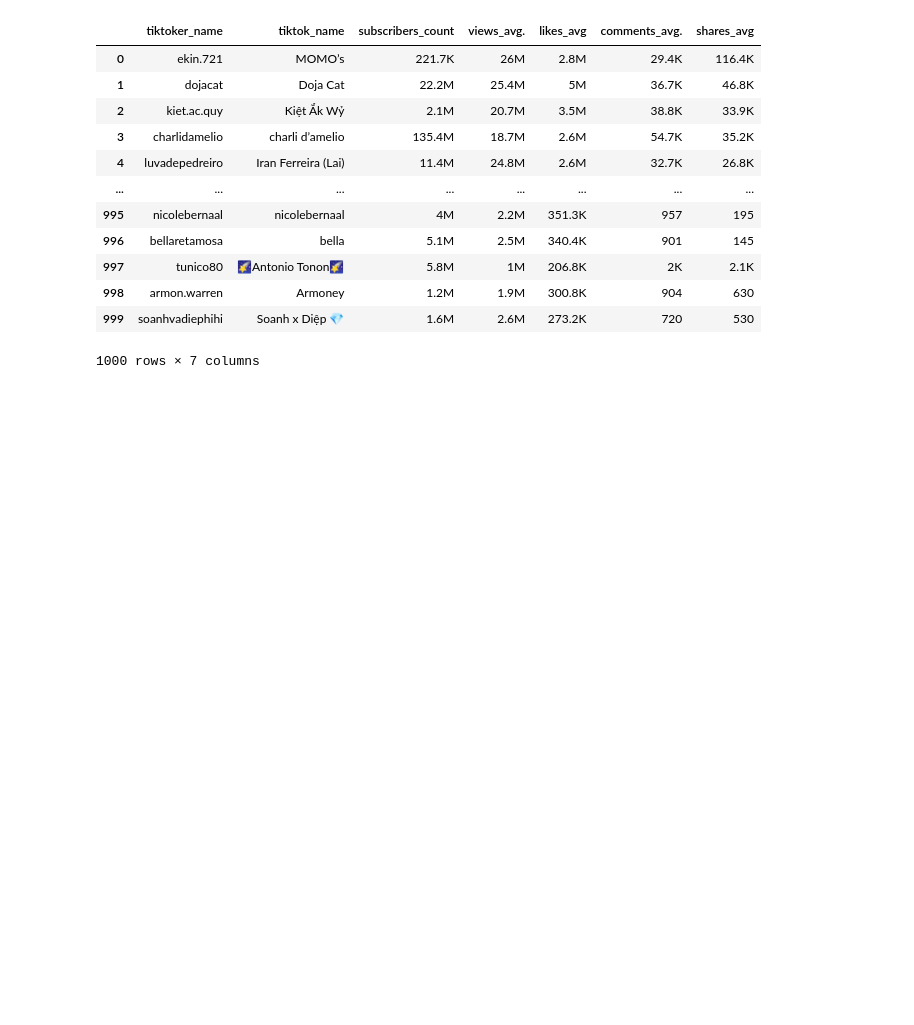
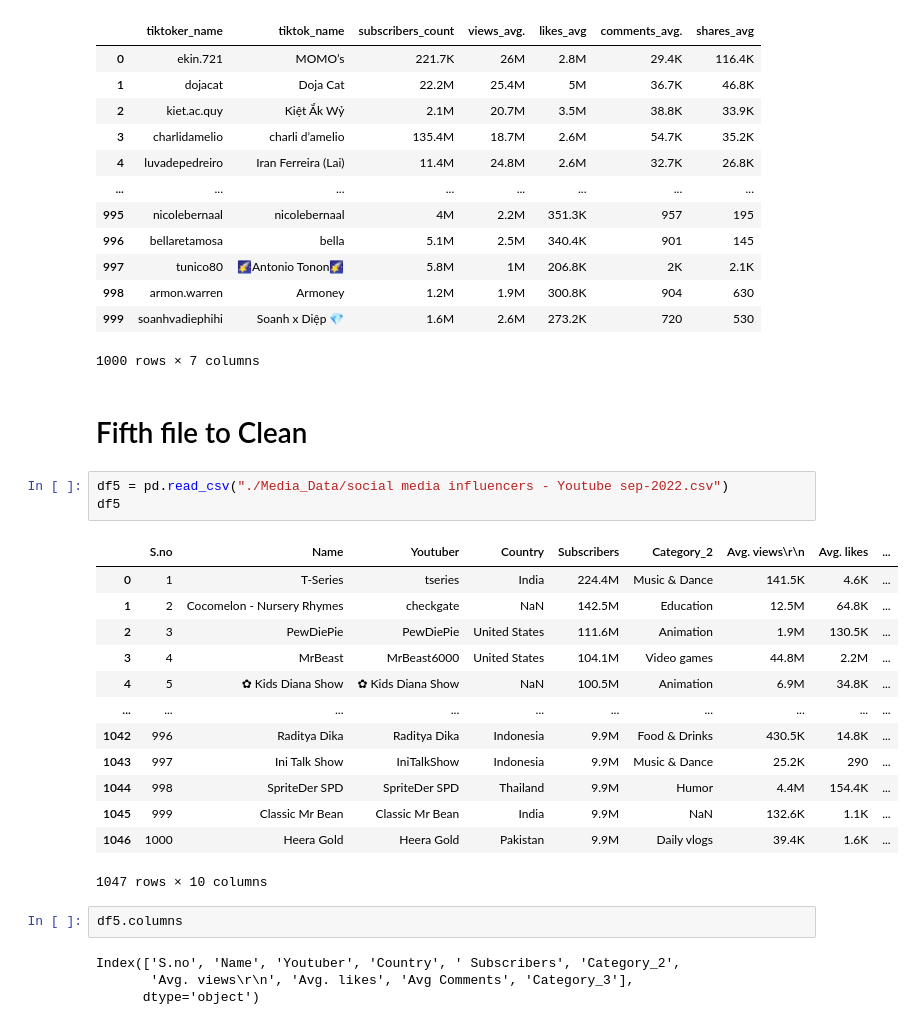
Before and after one commit to AlexOrtiz5/Social_Media, a Jupyter notebook: Clean_Media_Data.ipynb, the cells around one changed output. Cells and saved outputs as stored; diff of their text form; blank space fills up the shorter version.

Commit message:
Clean 5 more files

```diff
--- a/Clean_Media_Data.ipynb
+++ b/Clean_Media_Data.ipynb
@@ -265,3 +265,28 @@ df4
 | 998 | armon.warren | Armoney | 1.2M | 1.9M | 300.8K | 904 | 630 |
 | 999 | soanhvadiephihi | Soanh x Diệp 💎 | 1.6M | 2.6M | 273.2K | 720 | 530 |
 1000 rows × 7 columns
+# %% [markdown]
+# Fifth file to Clean
+# %%
+df5 = pd.read_csv("./Media_Data/social media influencers - Youtube sep-2022.csv")
+df5
+# %% [output]
+|  | S.no | Name | Youtuber | Country | Subscribers | Category_2 | Avg. views\r\n | Avg. likes | ... |
+| 0 | 1 | T-Series | tseries | India | 224.4M | Music & Dance | 141.5K | 4.6K | ... |
+| 1 | 2 | Cocomelon - Nursery Rhymes | checkgate | NaN | 142.5M | Education | 12.5M | 64.8K | ... |
+| 2 | 3 | PewDiePie | PewDiePie | United States | 111.6M | Animation | 1.9M | 130.5K | ... |
+| 3 | 4 | MrBeast | MrBeast6000 | United States | 104.1M | Video games | 44.8M | 2.2M | ... |
+| 4 | 5 | ✿ Kids Diana Show | ✿ Kids Diana Show | NaN | 100.5M | Animation | 6.9M | 34.8K | ... |
+| ... | ... | ... | ... | ... | ... | ... | ... | ... | ... |
+| 1042 | 996 | Raditya Dika | Raditya Dika | Indonesia | 9.9M | Food & Drinks | 430.5K | 14.8K | ... |
+| 1043 | 997 | Ini Talk Show | IniTalkShow | Indonesia | 9.9M | Music & Dance | 25.2K | 290 | ... |
+| 1044 | 998 | SpriteDer SPD | SpriteDer SPD | Thailand | 9.9M | Humor | 4.4M | 154.4K | ... |
+| 1045 | 999 | Classic Mr Bean | Classic Mr Bean | India | 9.9M | NaN | 132.6K | 1.1K | ... |
+| 1046 | 1000 | Heera Gold | Heera Gold | Pakistan | 9.9M | Daily vlogs | 39.4K | 1.6K | ... |
+1047 rows × 10 columns
+# %%
+df5.columns
+# %% [output]
+Index(['S.no', 'Name', 'Youtuber', 'Country', ' Subscribers', 'Category_2',
+       'Avg. views\r\n', 'Avg. likes', 'Avg Comments', 'Category_3'],
+      dtype='object')
```
Also changed, not shown: parts of 21 cells of this notebook.
